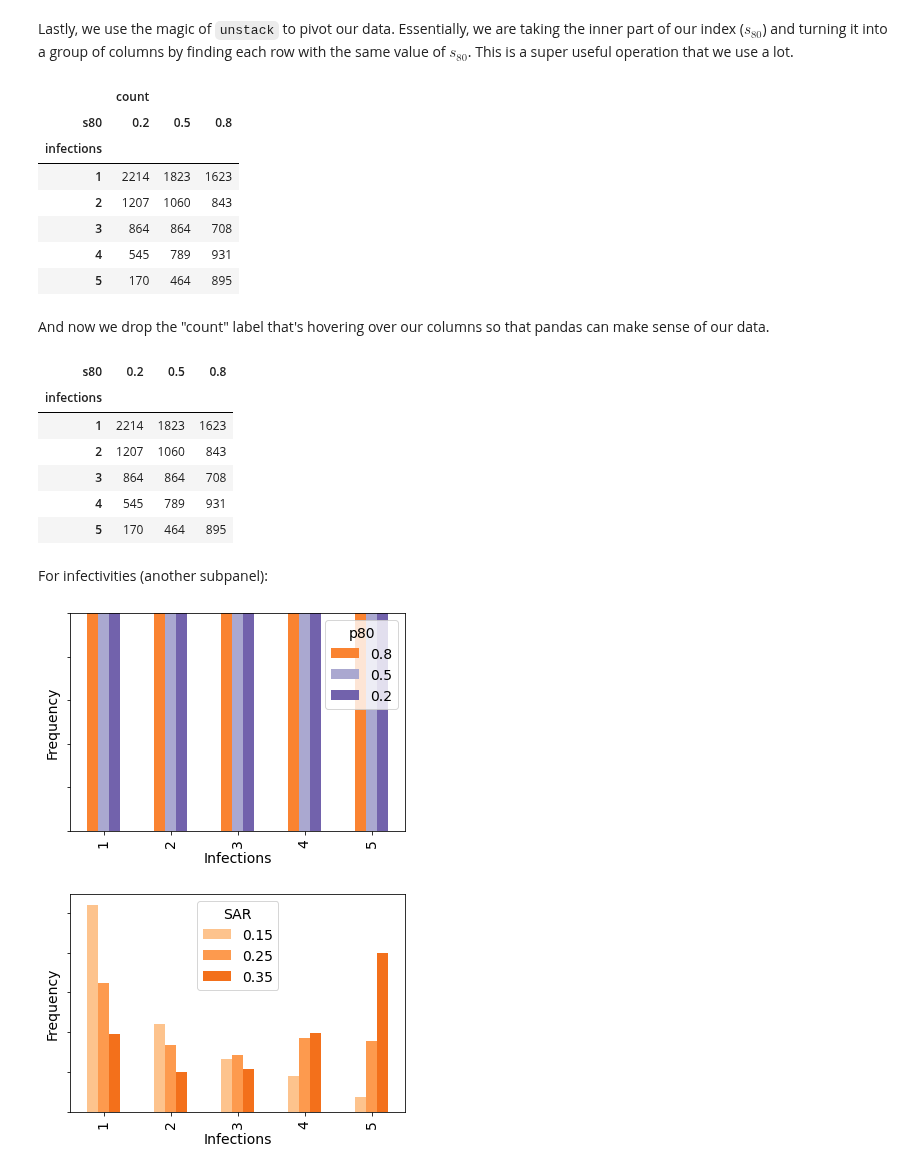
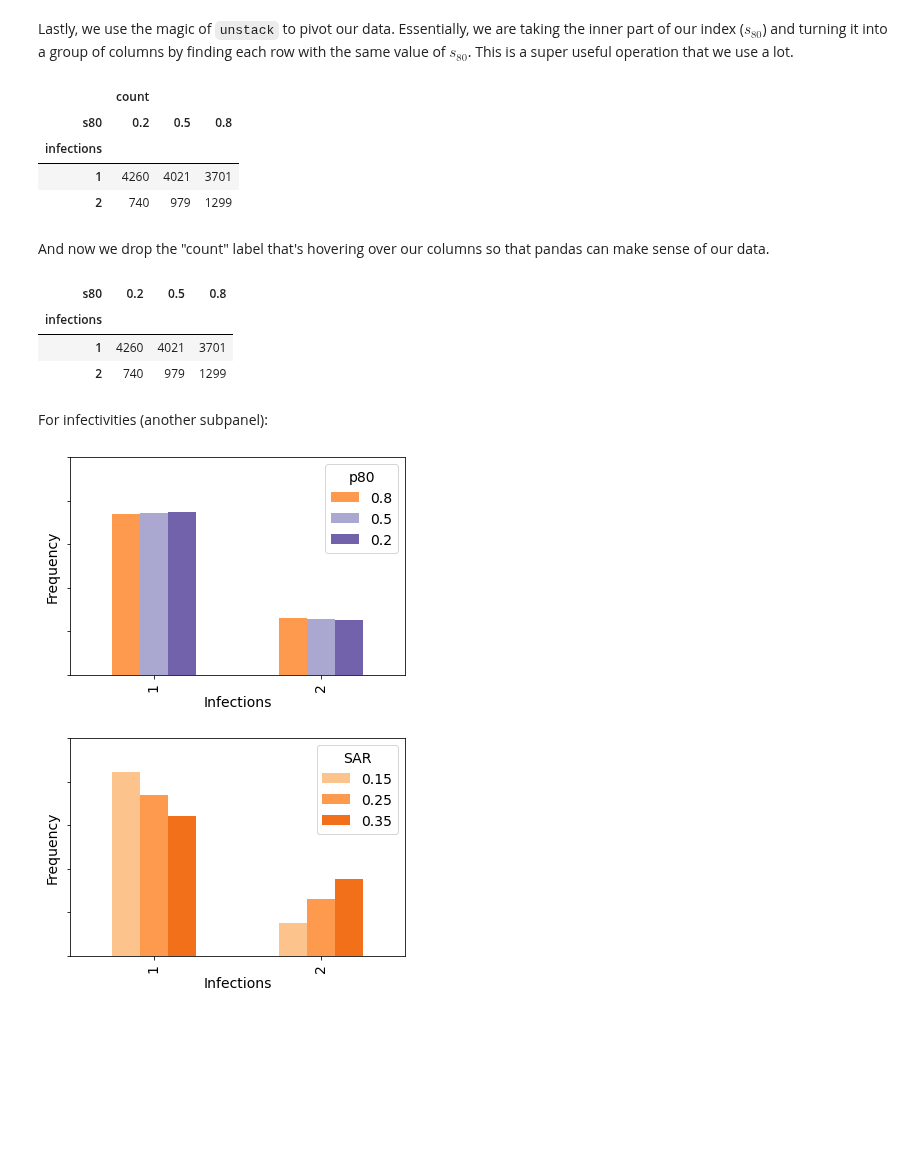
Before and after one commit to tanderson11/householdheterogeneity, a Jupyter notebook: notebooks/Covid_Households_Forward_Simulation_Minimal_Example.ipynb, the cells around one changed output. Saved outputs shown, nothing was run; the diff lists cells and outputs as text; code cells hidden in the pictures; blank space fills up the shorter version.

```diff
--- a/notebooks/Covid_Households_Forward_Simulation_Minimal_Example.ipynb
+++ b/notebooks/Covid_Households_Forward_Simulation_Minimal_Example.ipynb
@@ -168,6 +168,6 @@ date_str = datetime.datetime.now().strftime("%m-%d-%H-%M")
 !mkdir experiment_outputs/
 dir_name = f"experiment_outputs/experiment-{date_str}"
 !mkdir {dir_name}
-results = x.run_grid({5:5000}, region, dir_name)
+results = x.run_grid({2:5000}, region, dir_name)
 results.save(dir_name, 'results')
 # %% [output]
@@ -208,10 +208,10 @@ Here's a basic plotting example. Let's say we want to look at the histograms of
 First we'll set up some nice colors (you don't have to worry about this).
 # %%
 import matplotlib.pyplot as plt
-basic_sequential_cmap = plt.get_cmap("Purples")
+basic_sequential_cmap = plt.get_cmap("Greens")
 alt_cmap = plt.get_cmap("Oranges")
 colors = [basic_sequential_cmap(x) for x in np.linspace(0.2, 0.7, 3)]
-colors[0] = [alt_cmap(x) for x in np.linspace(0.2, 0.7, 4)][2]
+colors[0] = [alt_cmap(x) for x in np.linspace(0.3, 0.6, 3)][1]
 # %% [markdown]
 Now we group the dataframe by the values that we want to hold constant so that we can plot the infections over the variable of interest.
 # %%
@@ -229,7 +229,7 @@ for key, group in results.df.groupby(grouping): # we perform the grouping and it
     # do some magic! (I'll explain down below)
     restructured_group = group['count'].reset_index().drop(['p80', 'SAR', 'size'], axis=1).set_index(['infections', 's80']).unstack()
     restructured_group = restructured_group.droplevel(0, axis=1)
-
+    restructured_group = restructured_group / restructured_group.sum()
     # switch the order of our columns because *decreasing* s80 corresponds with *adding* heterogeneity
     switched_column_order = restructured_group[restructured_group.columns[::-1]]
     ax = switched_column_order.plot.bar(color=colors)
@@ -237,5 +237,6 @@ for key, group in results.df.groupby(grouping): # we perform the grouping and it
 ax.axes.yaxis.set_ticklabels([])
 ax.set_xlabel("Infections")
 ax.set_ylabel("Frequency")
-plt.savefig("different_s80s.png", dpi=800)
+ax.set_ylim((0.0, 1.0))
+plt.savefig("different_s80s.png", dpi=300)
 # %% [output]
@@ -333,11 +304,8 @@ step_by_step
 |  | count |  |  |
 | s80 | 0.2 | 0.5 | 0.8 |
 | infections |  |  |  |
-| 1 | 2214 | 1823 | 1623 |
-| 2 | 1207 | 1060 | 843 |
-| 3 | 864 | 864 | 708 |
-| 4 | 545 | 789 | 931 |
-| 5 | 170 | 464 | 895 |
+| 1 | 4260 | 4021 | 3701 |
+| 2 | 740 | 979 | 1299 |
 # %% [markdown]
 And now we drop the "count" label that's hovering over our columns so that pandas can make sense of our data.
 # %%
@@ -346,52 +314,49 @@ step_by_step
 # %% [output]
 | s80 | 0.2 | 0.5 | 0.8 |
 | infections |  |  |  |
-| 1 | 2214 | 1823 | 1623 |
-| 2 | 1207 | 1060 | 843 |
-| 3 | 864 | 864 | 708 |
-| 4 | 545 | 789 | 931 |
-| 5 | 170 | 464 | 895 |
+| 1 | 4260 | 4021 | 3701 |
+| 2 | 740 | 979 | 1299 |
 # %% [markdown]
 For infectivities (another subpanel):
 # %%
 import matplotlib.pyplot as plt
 plt.rcParams.update({'font.size': 14,})
 basic_sequential_cmap = plt.get_cmap("Purples")
 alt_cmap = plt.get_cmap("Oranges")
 colors = [basic_sequential_cmap(x) for x in np.linspace(0.2, 0.7, 3)]
-colors[0] = [alt_cmap(x) for x in np.linspace(0.2, 0.7, 4)][2]
+colors[0] = [alt_cmap(x) for x in np.linspace(0.3, 0.6, 3)][1]
 
 # we group by the variables we aren't interested in plotting so that they'll be constant in the slice we look at
 grouping = ['s80', 'SAR', 'size']
 for key, group in results.df.groupby(grouping): # we perform the grouping and iterate over groups
     group = group.rename(columns={0:'count'}) # I rename a mysterious column to make it more obvious. In future, this will be the default behavior!
     # we make key_dict, a mapping from labels (ex. 'p80') to the value in the current group
     key_dict = {label:key[i] for i,label in enumerate(grouping)}
     # we skip values we're not interested in
     if key_dict['s80'] != 0.8: continue
     if key_dict['SAR'] != 0.25: continue
 
     # do some magic! (I'll explain down below)
     restructured_group = group['count'].reset_index().drop(['s80', 'SAR', 'size'], axis=1).set_index(['infections', 'p80']).unstack()
     restructured_group = restructured_group.droplevel(0, axis=1)
-
+    restructured_group = restructured_group / restructured_group.sum()
     # switch the order of our columns because *decreasing* s80 corresponds with *adding* heterogeneity
     switched_column_order = restructured_group[restructured_group.columns[::-1]]
     ax = switched_column_order.plot.bar(color=colors)
     break
 ax.axes.yaxis.set_ticklabels([])
 ax.set_xlabel("Infections")
 ax.set_ylabel("Frequency")
-plt.savefig("different_p80s.png", dpi=800)
+ax.set_ylim((0.0, 1.0))
+plt.savefig("different_p80s.png", dpi=300)
 # %% [output]
-[figure, old version]
+[figure, new version]
 # %%
 import matplotlib.pyplot as plt
 plt.rcParams.update({'font.size': 14,})
 basic_sequential_cmap = plt.get_cmap("Oranges")
 alt_cmap = plt.get_cmap("Oranges")
 colors = [basic_sequential_cmap(x) for x in np.linspace(0.3, 0.6, 3)]
-#colors[0] = [alt_cmap(x) for x in np.linspace(0.2, 0.7, 4)][2]
 
 # we group by the variables we aren't interested in plotting so that they'll be constant in the slice we look at
 grouping = ['s80', 'p80', 'size']
@@ -406,7 +371,7 @@ for key, group in results.df.groupby(grouping): # we perform the grouping and it
     # do some magic! (I'll explain down below)
     restructured_group = group['count'].reset_index().drop(['s80', 'p80', 'size'], axis=1).set_index(['infections', 'SAR']).unstack()
     restructured_group = restructured_group.droplevel(0, axis=1)
-
+    restructured_group = restructured_group / restructured_group.sum()
     # switch the order of our columns because *decreasing* s80 corresponds with *adding* heterogeneity
     #switched_column_order = restructured_group[restructured_group.columns[::-1]]
     ax = restructured_group.plot.bar(color=colors)
@@ -414,6 +379,7 @@ for key, group in results.df.groupby(grouping): # we perform the grouping and it
 ax.axes.yaxis.set_ticklabels([])
 ax.set_xlabel("Infections")
 ax.set_ylabel("Frequency")
-plt.savefig("different_SARs.png", dpi=800)
+ax.set_ylim((0.0, 1.0))
+plt.savefig("different_SARs.png", dpi=300)
 # %% [output]
-[figure, old version]
+[figure, new version]
```
Also changed, not shown: parts of 12 cells of this notebook.
